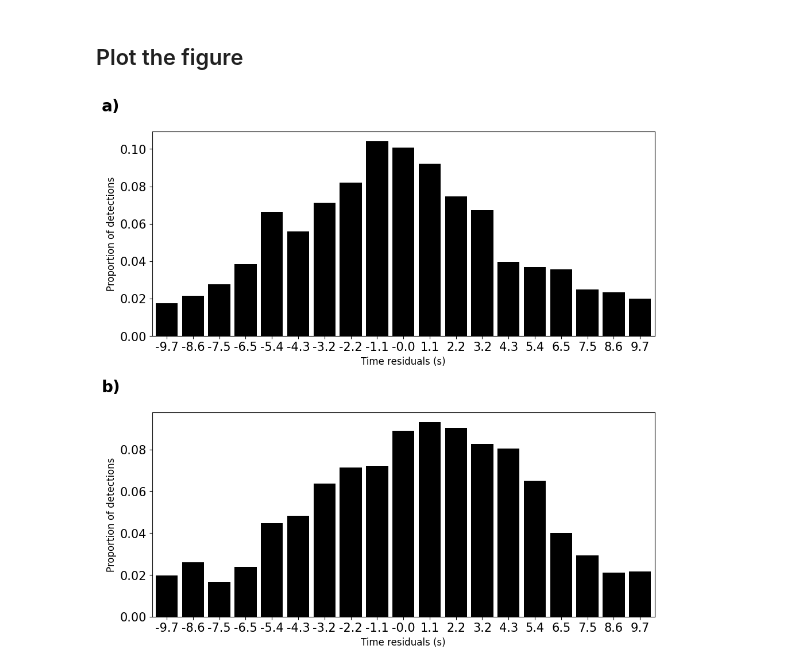
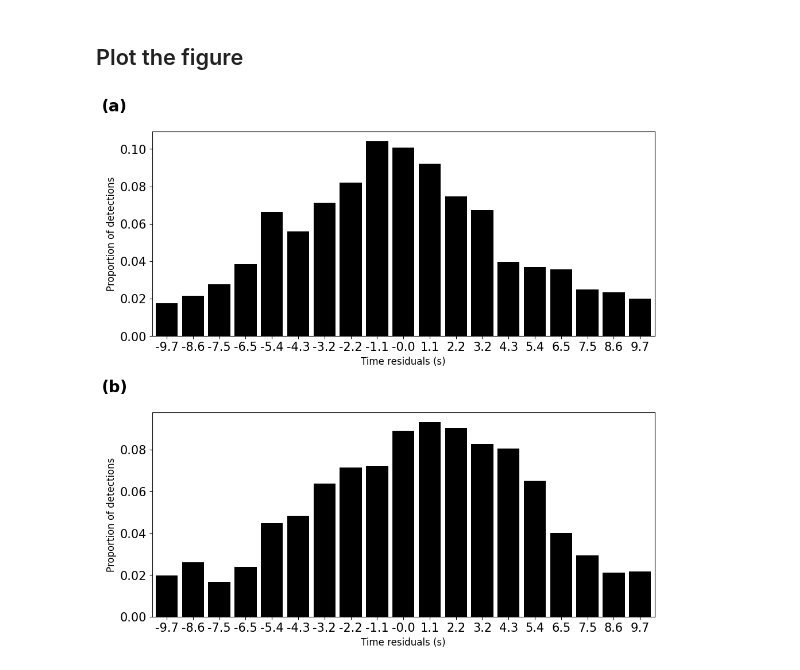
Before and after one commit to PYLRR/OHASISBIO_dataset, a Jupyter notebook: src/notebooks/detection/eval/figures_generation/histograms_plotter.ipynb, the cells around one changed output. Saved outputs shown, nothing was run; the diff lists cells and outputs as text; code cells hidden in the pictures.

```diff
--- a/src/notebooks/detection/eval/figures_generation/histograms_plotter.ipynb
+++ b/src/notebooks/detection/eval/figures_generation/histograms_plotter.ipynb
@@ -24,33 +24,33 @@ plt.subplots(2, 1, figsize=(10,10))
 
 # OHASISBIO-2020
 ax1 = plt.subplot(2, 1, 1)
 
 plt.bar(allowed_d, TP_by_distance_oha, width=BAR_WIDTH, align='center', color='black')
 plt.xticks(allowed_d)
 plt.xlim(allowed_d[0]-0.5-(1-BAR_WIDTH), allowed_d[-1]+0.5+(1-BAR_WIDTH))
 ax1.xaxis.set_major_formatter(FormatStrFormatter('%.1f'))
 
 # subfigure index
-ax1.text(-0.1, 1.1, "a)", transform=ax1.transAxes, size=20, weight='bold')
+ax1.text(-0.1, 1.1, "(a)", transform=ax1.transAxes, size=20, weight='bold')
 
 plt.xlabel('Time residuals (s)', fontsize=12)
 plt.ylabel('Proportion of detections', fontsize=12)
 
 # HYDROMOMAR
 ax2 = plt.subplot(2, 1, 2)
 
 plt.bar(allowed_d, TP_by_distance_hyd, width=BAR_WIDTH, align='center', color='black')
 plt.xticks(allowed_d)
 plt.xlim(allowed_d[0]-0.5-(1-BAR_WIDTH), allowed_d[-1]+0.5+(1-BAR_WIDTH))
 ax2.xaxis.set_major_formatter(FormatStrFormatter('%.1f'))
 
-ax2.text(-0.1, 1.1, "b)", transform=ax2.transAxes, size=20, weight='bold')  # subfigure index
+ax2.text(-0.1, 1.1, "(b)", transform=ax2.transAxes, size=20, weight='bold')  # subfigure index
 
 plt.xlabel('Time residuals (s)', fontsize=12)
 plt.ylabel('Proportion of detections', fontsize=12)
 
 plt.tight_layout()
 
 plt.savefig("../../../../../data/figures/TiSSNet/histograms_merged.png", dpi=200)
 # %% [output]
-[figure, old version]
+[figure, new version]
```
Also changed, not shown: 57 other files.
